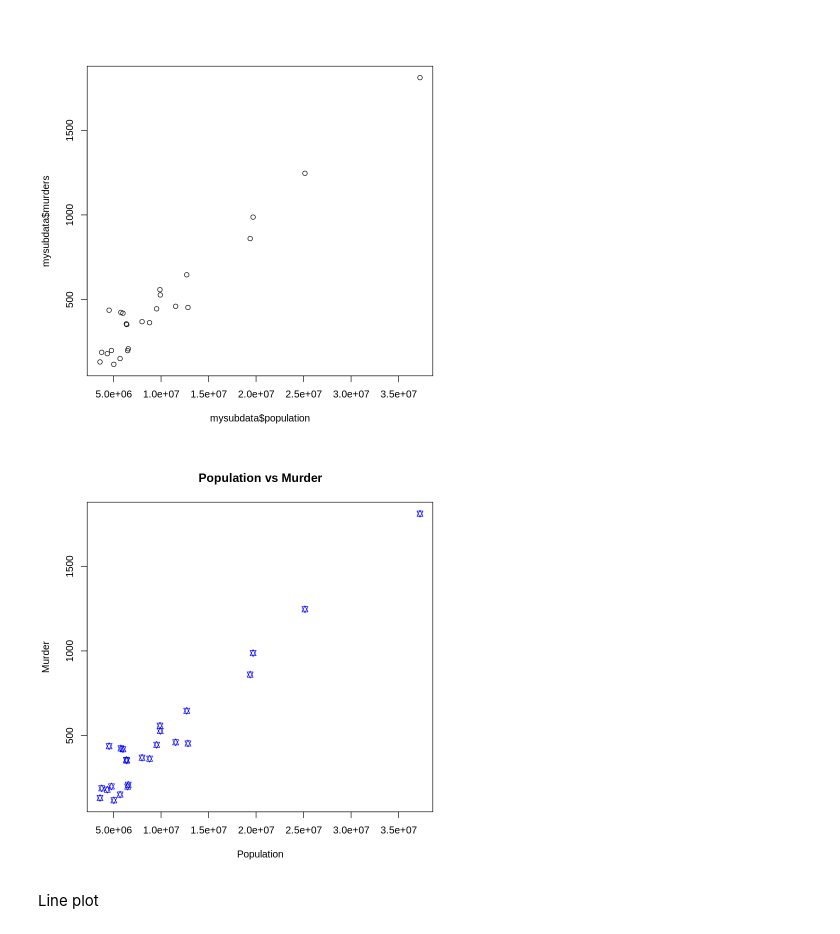
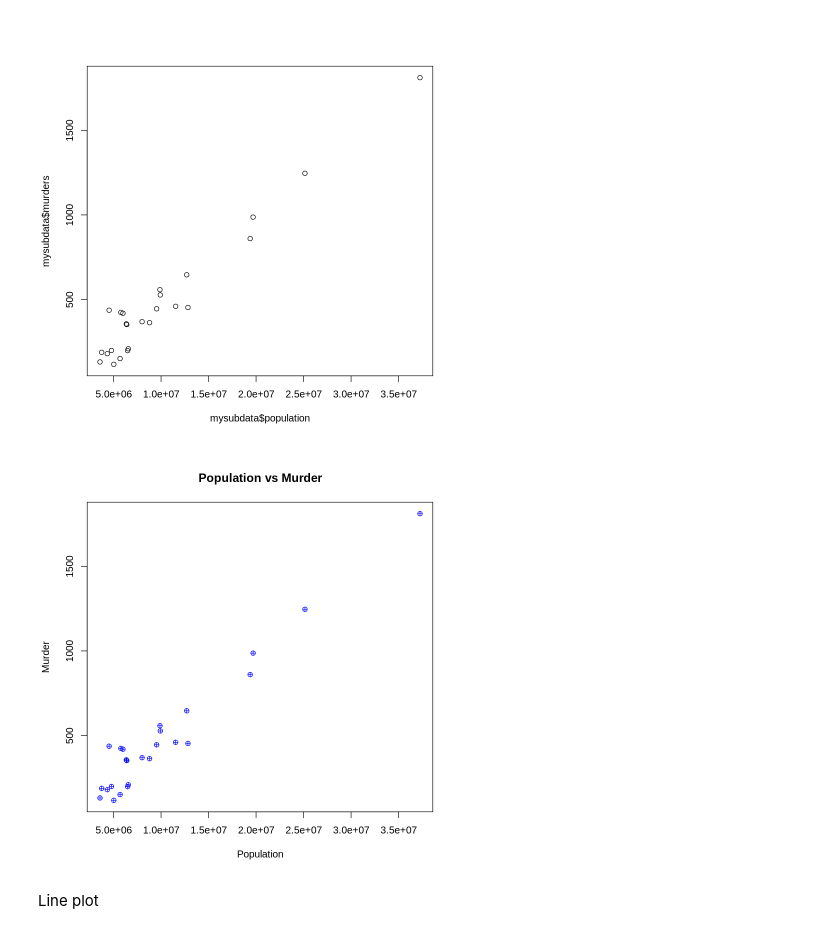
Before and after one commit to rssmahesh1/PDS2021, a Jupyter notebook: Intro.ipynb, the cells around one changed output. Cells and saved outputs as stored; diff of their text form; code cells hidden in the pictures.

```diff
--- a/Intro.ipynb
+++ b/Intro.ipynb
@@ -962,6 +1094,9 @@ hist(mydata$Price,
         breaks=20)
 # %% [output]
 [figure]
+# %%
+mydata<-read.table('https://raw.githubusercontent.com/rssmahesh1/PDS2021/main/basic%20R/murders.csv', sep=',',head= TRUE)
+mydata
 # %%
 mysubdata<-select(mydata,state,population,murders)
 # %%
@@ -973,13 +1108,13 @@ options(warn=-1)
 # %%
 plot(mysubdata$population,mysubdata$murders,
         xlab='Population',
         ylab='Murder',
         main='Population vs Murder',
         col='blue',
         borders='red',
-        pch=11)
+        pch=10)
 # %% [output]
-[figure, old version]
+[figure, new version]
 # %% [markdown]
 Line plot
 # %%
```
Also changed, not shown: parts of 31 cells of this notebook.
